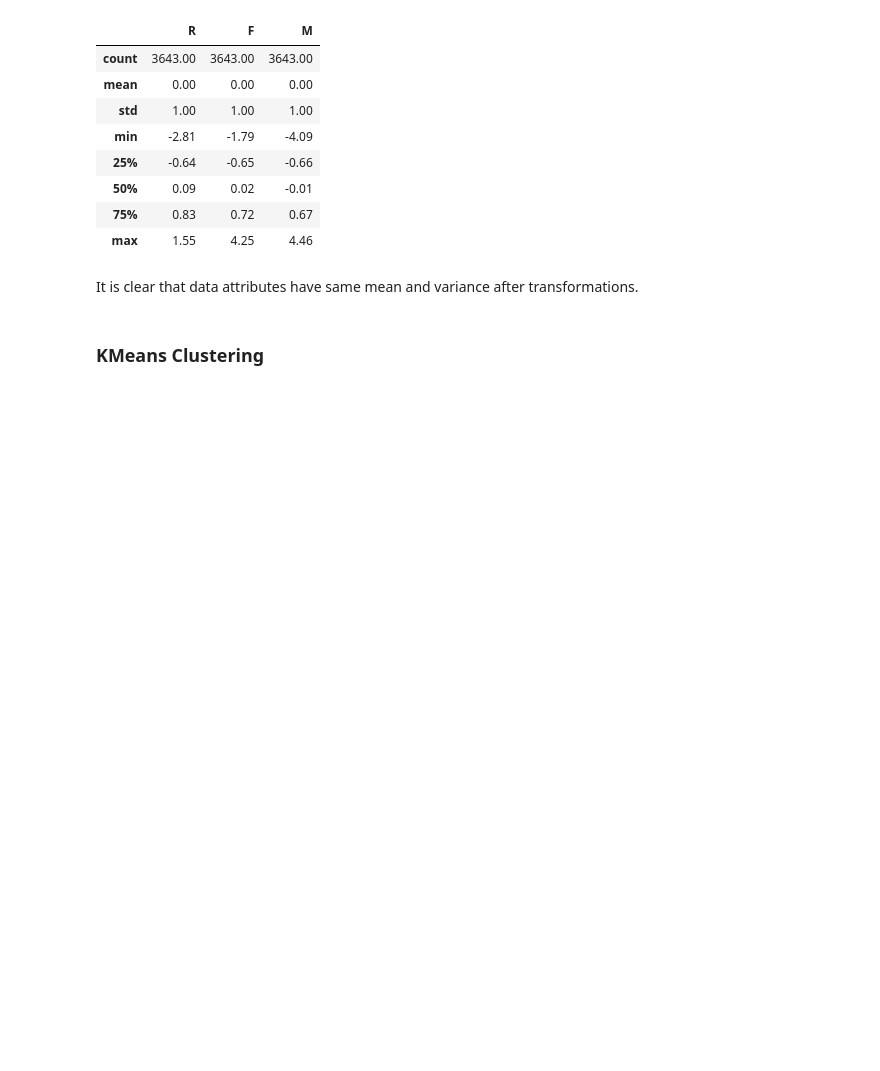
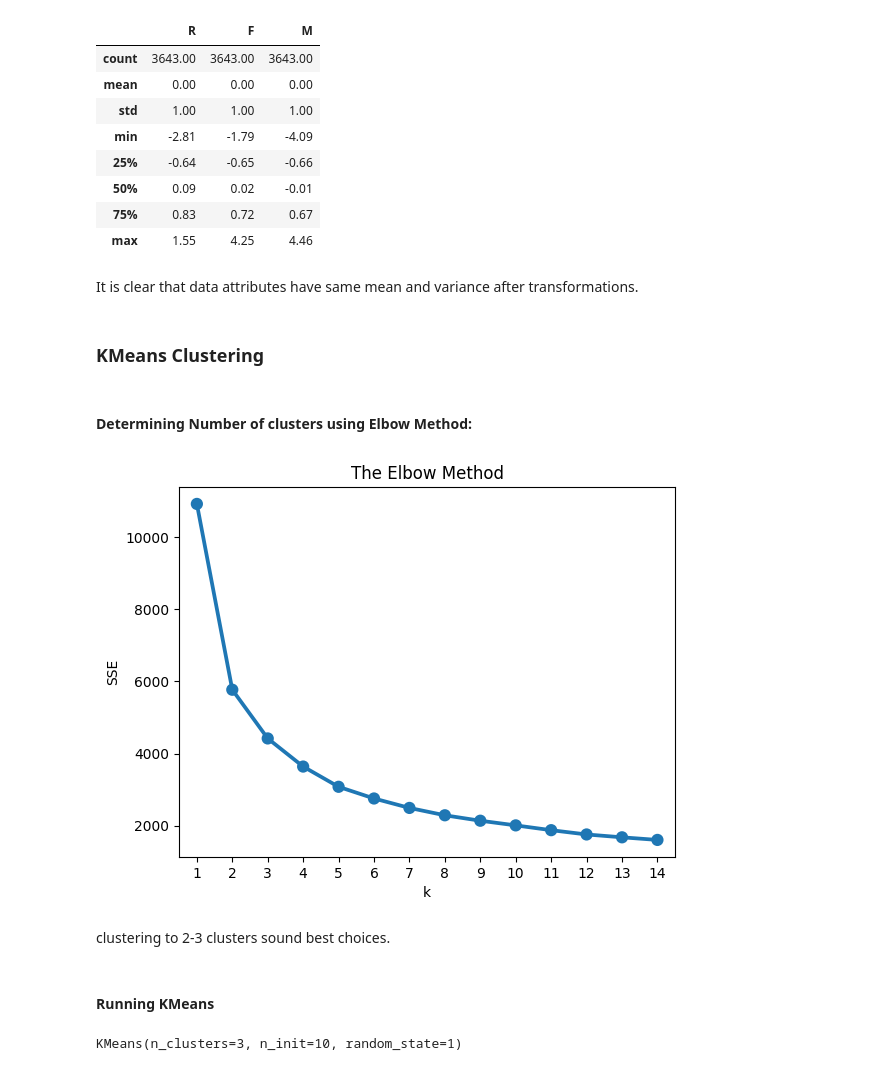
Before and after one commit to m-baset/customer-segmentation, a Jupyter notebook: customer_segmentation.ipynb, the cells around one changed output. Cells and saved outputs as stored; diff of their text form; code cells hidden in the pictures; blank space fills up the shorter version.

```diff
--- a/customer_segmentation.ipynb
+++ b/customer_segmentation.ipynb
@@ -232,3 +217,30 @@ customers_rfm_scaled.describe().round(2)
 It is clear that data attributes have same mean and variance after transformations.
 # %% [markdown]
 ### KMeans Clustering
+# %% [markdown]
+#### Determining Number of clusters using Elbow Method:
+# %%
+# Fit KMeans and calculate SSE for each k
+sse = {}
+for k in range(1, 15):
+    kmeans = KMeans(n_clusters=k, random_state=1, n_init=10)
+    kmeans.fit(customers_rfm_scaled)
+    sse[k] = kmeans.inertia_
+
+# Plotting SSE with various 'k'
+sns.pointplot(x=list(sse.keys()), y=list(sse.values()));
+plt.title('The Elbow Method');
+plt.xlabel('k');
+plt.ylabel('SSE');
+plt.show()
+# %% [output]
+[figure, added]
+# %% [markdown]
+clustering to 2-3 clusters sound best choices.
+# %% [markdown]
+#### Running KMeans
+# %%
+kmeans = KMeans(n_clusters=3, random_state=1, n_init=10)
+kmeans.fit(customers_rfm_scaled)
+# %% [output]
+KMeans(n_clusters=3, n_init=10, random_state=1)
```
Also changed, not shown: parts of 10 cells of this notebook.
